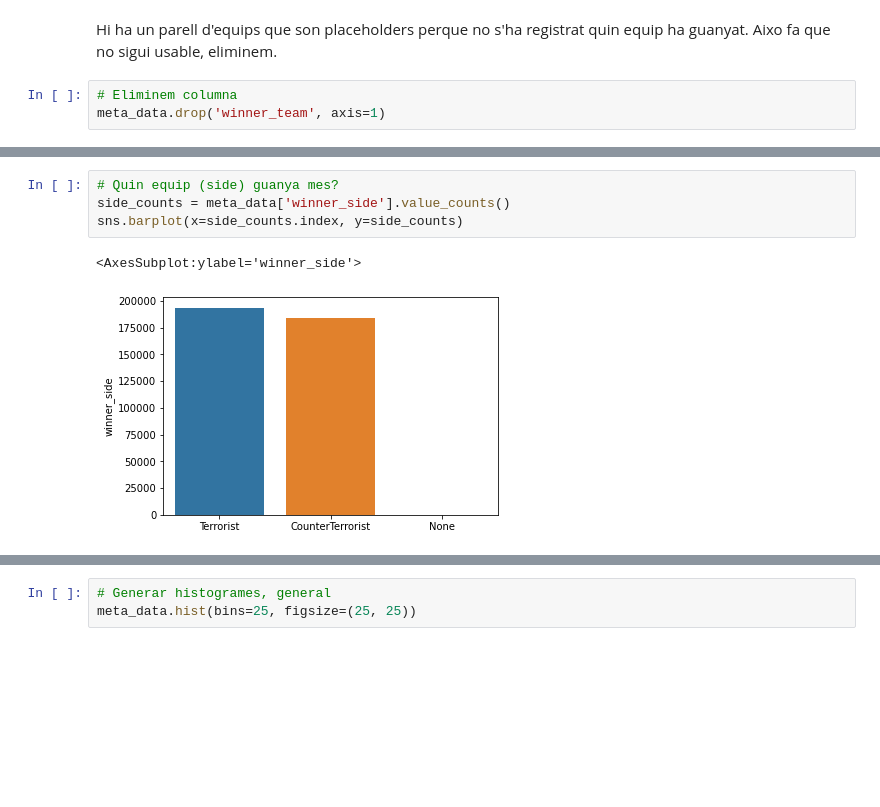
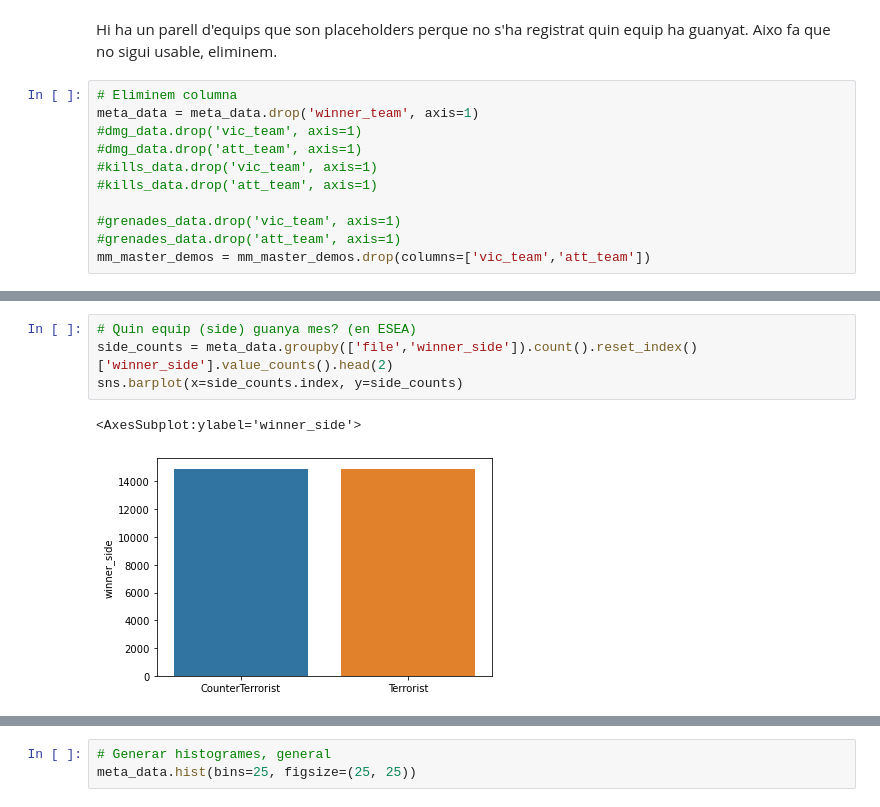
Before and after one commit to sergidiazlopez/APC-Kaggle-CSGO, a Jupyter notebook: cas-kaggle.ipynb, the cells around one changed output, grey strips where cells are left out. Saved outputs shown, nothing was run; the diff lists cells and outputs as text; blank space fills up the shorter version.

Commit message:
Canvis: * Explicacions de joc * Neteja dels datasets (per acabar, ocupa massa ram...) * Plots de mapes i sides * Matriu correlació (falta acabar)

```diff
--- a/cas-kaggle.ipynb
+++ b/cas-kaggle.ipynb
@@ -185,4 +294,12 @@ Name: winner_team, dtype: int64
 Hi ha un parell d'equips que son placeholders perque no s'ha registrat quin equip ha guanyat. Aixo fa que no sigui usable, eliminem.
 # %%
 # Eliminem columna
-meta_data.drop('winner_team', axis=1)
+meta_data = meta_data.drop('winner_team', axis=1)
+#dmg_data.drop('vic_team', axis=1)
+#dmg_data.drop('att_team', axis=1)
+#kills_data.drop('vic_team', axis=1)
+#kills_data.drop('att_team', axis=1)
+
+#grenades_data.drop('vic_team', axis=1)
+#grenades_data.drop('att_team', axis=1)
+mm_master_demos = mm_master_demos.drop(columns=['vic_team','att_team'])
@@ -203,7 +306,7 @@ meta_data.drop('winner_team', axis=1)
 # %%
-# Quin equip (side) guanya mes?
-side_counts = meta_data['winner_side'].value_counts()
+# Quin equip (side) guanya mes? (en ESEA)
+side_counts = meta_data.groupby(['file','winner_side']).count().reset_index()['winner_side'].value_counts().head(2)
 sns.barplot(x=side_counts.index, y=side_counts)
 # %% [output]
 <AxesSubplot:ylabel='winner_side'>
-[figure, old version]
+[figure, new version]
```
Also changed, not shown: parts of 25 cells of this notebook.
